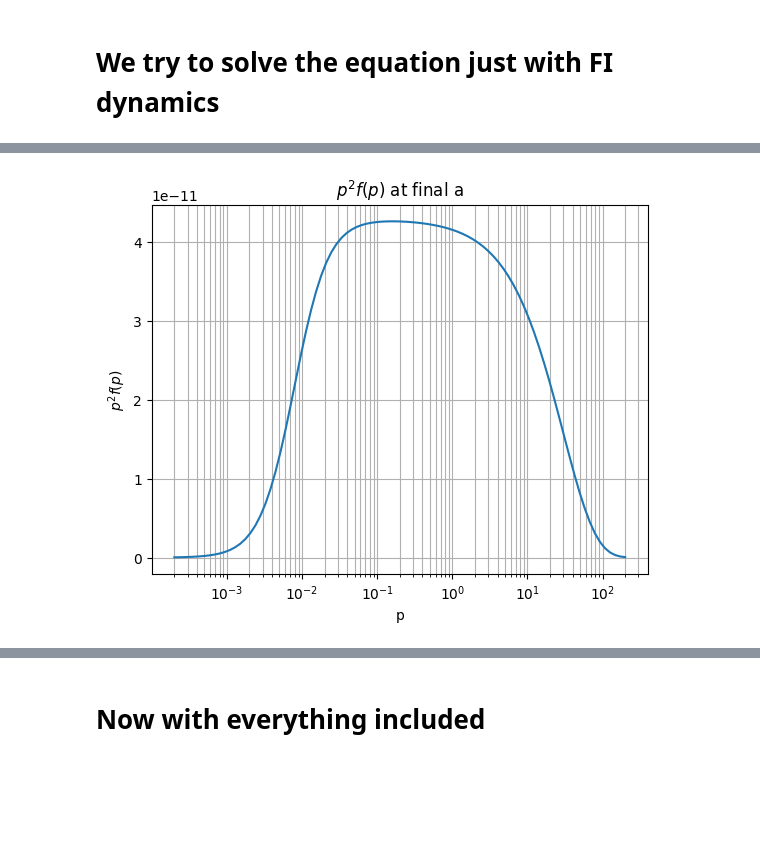
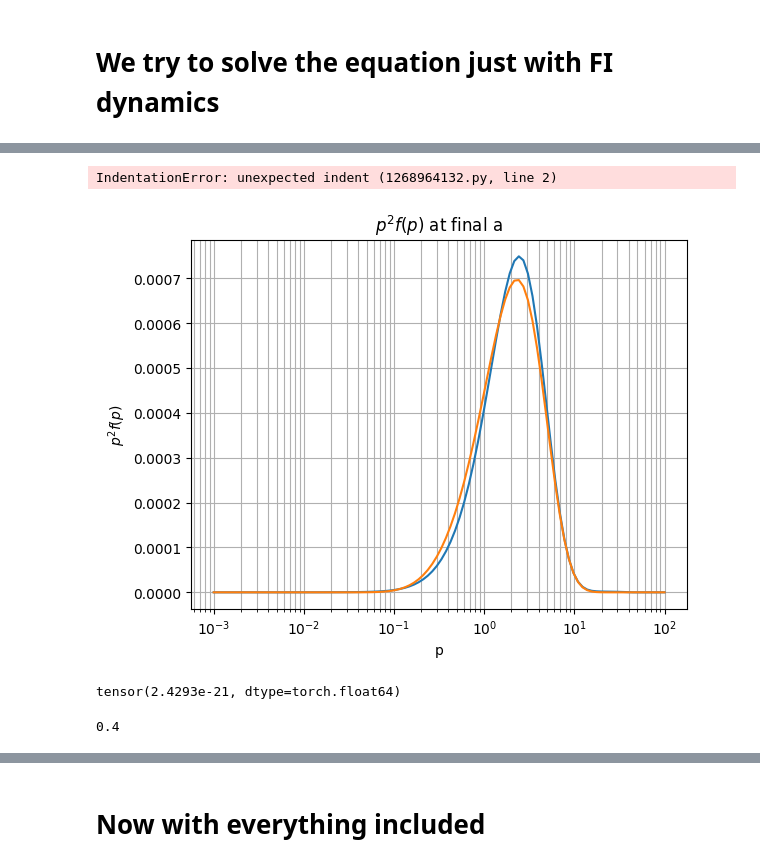
Before and after one commit to EsauCervantes/KineticXGPU, a Jupyter notebook: notebooks/fBE_log.ipynb, the cells around one changed output, grey strips where cells are left out. Drawn from its saved outputs; the diff is of its cells as text; code cells hidden in the pictures; blank space fills up the shorter version.

```diff
--- a/notebooks/fBE_log.ipynb
+++ b/notebooks/fBE_log.ipynb
@@ -105,10 +68,10 @@ Gamma
 # %%
 # Choose grid and params (keep modest while testing)
-from collision_log import rhs_dfFI_da_torch
+from collision_log import rhs_df_da_torch_logq, rhs_df_da_torch_logq_FI
 
-N = 90
-qmin = 10**(-3)
-qmax = 10**3
+N = 100
+qmin = 10**(-1)
+qmax = 10**4
 #a =1
 
 batch_size = 32
@@ -145,0 +174,20 @@ Gamma
+# %%
+rhsFI = partial(
+    rhs_df_da_torch_logq_FI,
+    q=q,
+    logq0=logq0,
+    dlogq=dlogq,
+    log_space=log_space,
+    m_chi=m_chi,
+    H_of_a=H_of_a,
+    T_of_a=T_of_a,
+    m_h=m_h,                 # or whatever the parent mass is in your model
+    g_trilinear=g_trilinear,  # replace by your actual trilinear coupling
+    pref_FI=1.0,
+    batch_size=batch_size,
+    Ng=64,
+    apply_conservation_projection=True,
+    return_diagnostics=False,
+)
+
+fFI = integrate_rk4_a(f0, a0, a1, n_steps, rhsFI)
@@ -188,25 +268,46 @@ plt.show()
+# %%
+p, a,
+    m_chi, m_h, g_trilinear,
+    pref=1.0,
+    a_i=1.0,
+    a0=1.0,
+    T0=150.0,
+    H0=3.16152130195488e-14,
+    eps_q=1e-30,
+# %% [output]
+IndentationError: unexpected indent (1268964132.py, line 2)
 # %%
 #Gamma = 1e-20 # GeV (example)
-fan = f_FI_inverse_decay_MB_analytic_p(p_cpu, a1, mA, Gamma)
+#fan = f_FI_decay_MB_analytic_p_torch(p, a1,m_chi, m_h, g_trilinear)
+
+fFI_cpu = fFI.detach().cpu().numpy()
 
 
 plt.figure()
 plt.semilogy(p_cpu, p_cpu**2 * np.maximum(f1_cpu, 1e-300))
-#plt.semilogy(p_cpu, p_cpu**2 * np.maximum(fan, 1e-300))
+plt.semilogy(p_cpu, p_cpu**2 * np.maximum(fFI_cpu, 1e-300))
 
 #plt.ylim(10**(-9),1.5*10**(-6))   # set y-axis range
 #plt.xlim(10**(-3),10**(1))   # set y-axis range
 
 plt.xlabel("p")
 plt.xscale("log")
 
 
 plt.ylabel(r"$p^2 f(p)$")
 plt.yscale("linear")
 
 
 plt.title(r"$p^2 f(p)$ at final a")
 plt.grid(True, which="both")
 #plt.show()
 # %% [output]
-[figure, old version]
+[figure, new version]
+# %%
+fFI
+# %% [output]
+tensor(2.4293e-21, dtype=torch.float64)
+# %%
+1/2.5
+# %% [output]
+0.4
```
Also changed, not shown: parts of 19 cells of this notebook.
